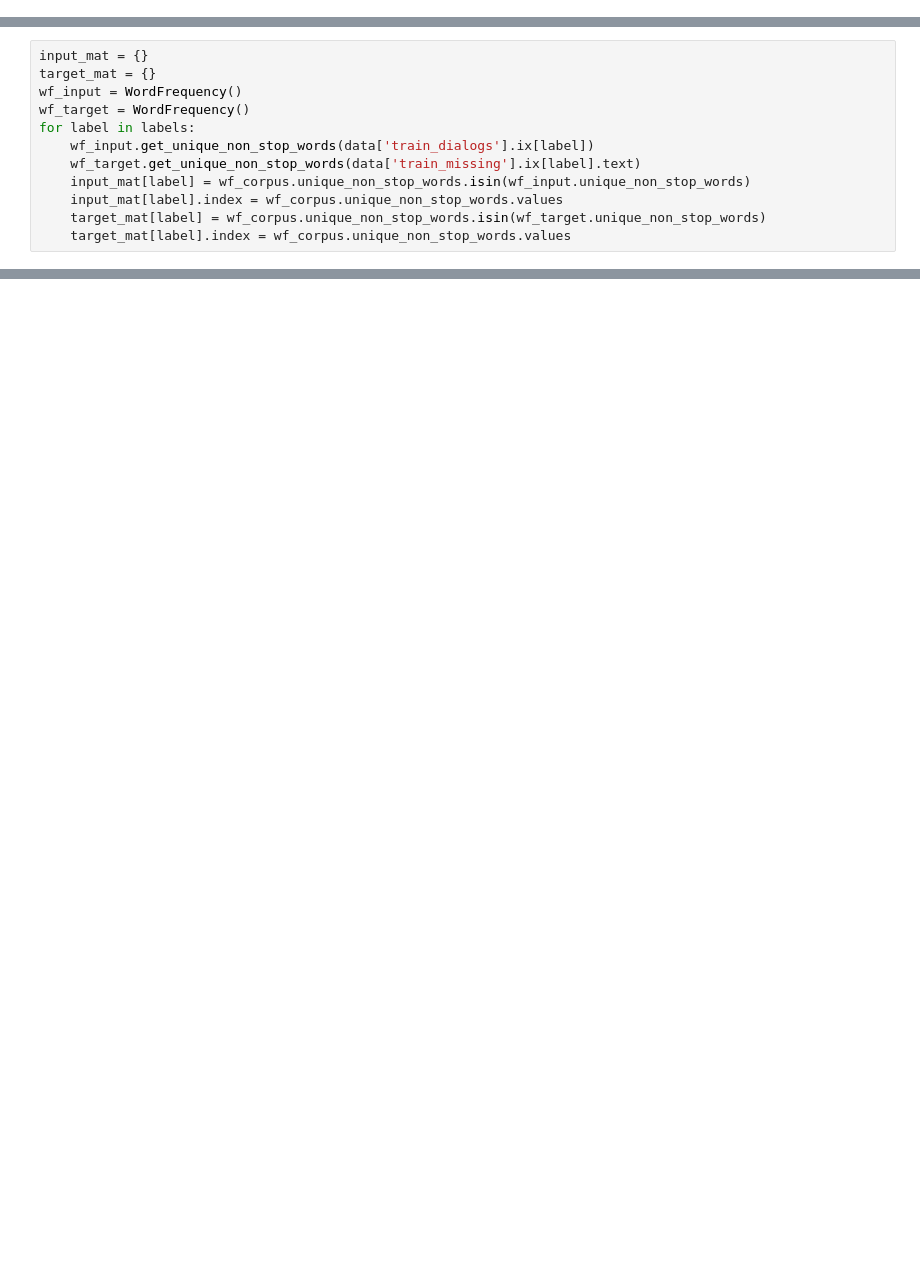
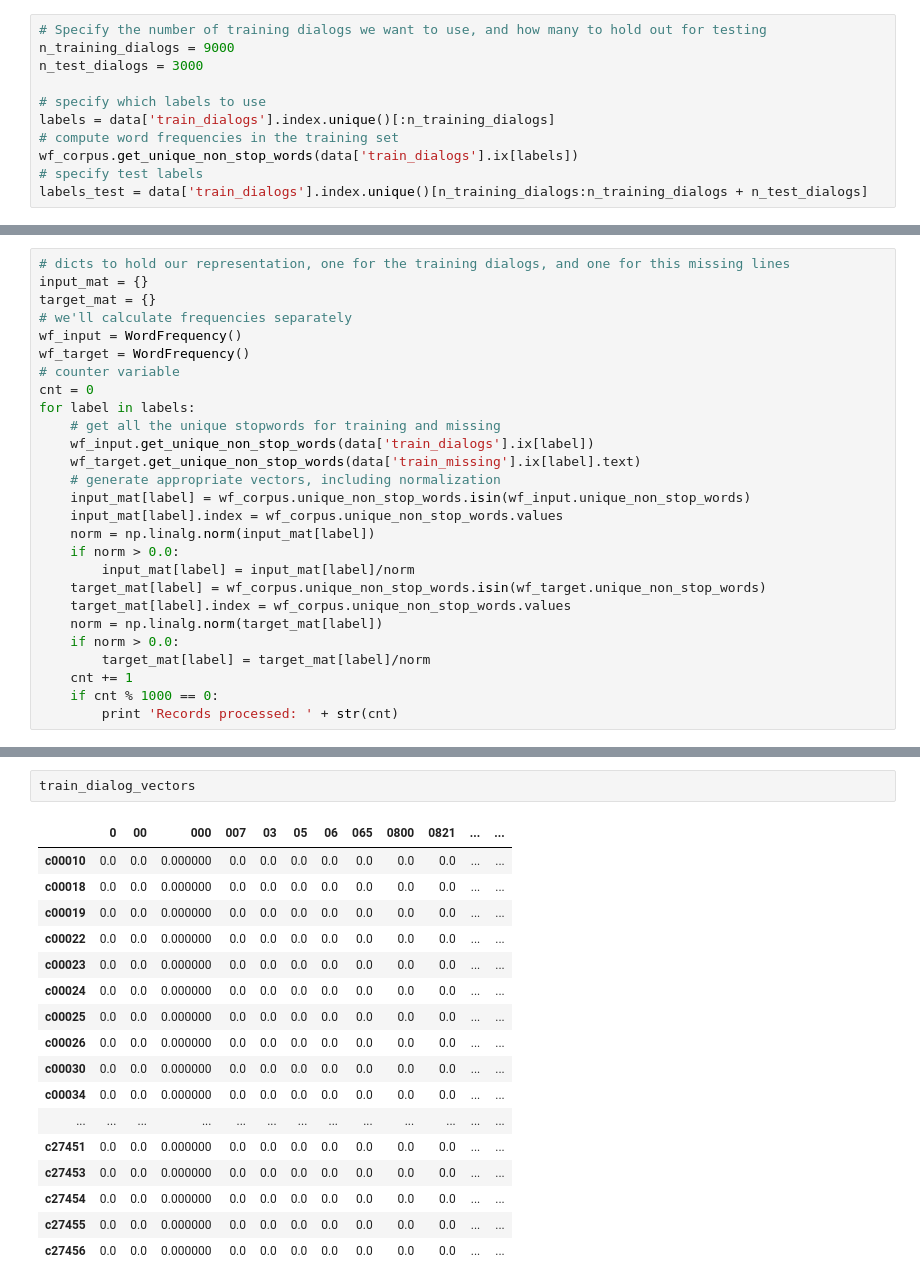
Before and after one commit to rhsimplex/spectrm-challenge-ryan, a Jupyter notebook: Word Frequency Model.ipynb, the cells around one changed output, grey strips where cells are left out. Saved outputs shown, nothing was run; the diff lists cells and outputs as text; blank space fills up the shorter version.

```diff
--- a/Word Frequency Model.ipynb
+++ b/Word Frequency Model.ipynb
@@ -13,0 +28,11 @@ labels = data['train_dialogs'].index.unique()[:100]
+# %%
+# Specify the number of training dialogs we want to use, and how many to hold out for testing
+n_training_dialogs = 9000
+n_test_dialogs = 3000
+
+# specify which labels to use
+labels = data['train_dialogs'].index.unique()[:n_training_dialogs]
+# compute word frequencies in the training set
+wf_corpus.get_unique_non_stop_words(data['train_dialogs'].ix[labels])
+# specify test labels
+labels_test = data['train_dialogs'].index.unique()[n_training_dialogs:n_training_dialogs + n_test_dialogs]
@@ -20,12 +104,27 @@ print len(wf_corpus.unique_non_stop_words)
 # %%
+# dicts to hold our representation, one for the training dialogs, and one for this missing lines
 input_mat = {}
 target_mat = {}
+# we'll calculate frequencies separately
 wf_input = WordFrequency()
 wf_target = WordFrequency()
+# counter variable
+cnt = 0
 for label in labels:
+    # get all the unique stopwords for training and missing
     wf_input.get_unique_non_stop_words(data['train_dialogs'].ix[label])
     wf_target.get_unique_non_stop_words(data['train_missing'].ix[label].text)
+    # generate appropriate vectors, including normalization
     input_mat[label] = wf_corpus.unique_non_stop_words.isin(wf_input.unique_non_stop_words)
     input_mat[label].index = wf_corpus.unique_non_stop_words.values
+    norm = np.linalg.norm(input_mat[label])
+    if norm > 0.0:
+        input_mat[label] = input_mat[label]/norm
     target_mat[label] = wf_corpus.unique_non_stop_words.isin(wf_target.unique_non_stop_words)
     target_mat[label].index = wf_corpus.unique_non_stop_words.values
+    norm = np.linalg.norm(target_mat[label])
+    if norm > 0.0:
+        target_mat[label] = target_mat[label]/norm
+    cnt += 1
+    if cnt % 1000 == 0:
+        print 'Records processed: ' + str(cnt)
@@ -41,0 +155,20 @@ train_missing_vectors.shape
+# %%
+train_dialog_vectors
+# %% [output]
+|  | 0 | 00 | 000 | 007 | 03 | 05 | 06 | 065 | 0800 | 0821 | ... | ... |
+| c00010 | 0.0 | 0.0 | 0.000000 | 0.0 | 0.0 | 0.0 | 0.0 | 0.0 | 0.0 | 0.0 | ... | ... |
+| c00018 | 0.0 | 0.0 | 0.000000 | 0.0 | 0.0 | 0.0 | 0.0 | 0.0 | 0.0 | 0.0 | ... | ... |
+| c00019 | 0.0 | 0.0 | 0.000000 | 0.0 | 0.0 | 0.0 | 0.0 | 0.0 | 0.0 | 0.0 | ... | ... |
+| c00022 | 0.0 | 0.0 | 0.000000 | 0.0 | 0.0 | 0.0 | 0.0 | 0.0 | 0.0 | 0.0 | ... | ... |
+| c00023 | 0.0 | 0.0 | 0.000000 | 0.0 | 0.0 | 0.0 | 0.0 | 0.0 | 0.0 | 0.0 | ... | ... |
+| c00024 | 0.0 | 0.0 | 0.000000 | 0.0 | 0.0 | 0.0 | 0.0 | 0.0 | 0.0 | 0.0 | ... | ... |
+| c00025 | 0.0 | 0.0 | 0.000000 | 0.0 | 0.0 | 0.0 | 0.0 | 0.0 | 0.0 | 0.0 | ... | ... |
+| c00026 | 0.0 | 0.0 | 0.000000 | 0.0 | 0.0 | 0.0 | 0.0 | 0.0 | 0.0 | 0.0 | ... | ... |
+| c00030 | 0.0 | 0.0 | 0.000000 | 0.0 | 0.0 | 0.0 | 0.0 | 0.0 | 0.0 | 0.0 | ... | ... |
+| c00034 | 0.0 | 0.0 | 0.000000 | 0.0 | 0.0 | 0.0 | 0.0 | 0.0 | 0.0 | 0.0 | ... | ... |
+| ... | ... | ... | ... | ... | ... | ... | ... | ... | ... | ... | ... | ... |
+| c27451 | 0.0 | 0.0 | 0.000000 | 0.0 | 0.0 | 0.0 | 0.0 | 0.0 | 0.0 | 0.0 | ... | ... |
+| c27453 | 0.0 | 0.0 | 0.000000 | 0.0 | 0.0 | 0.0 | 0.0 | 0.0 | 0.0 | 0.0 | ... | ... |
+| c27454 | 0.0 | 0.0 | 0.000000 | 0.0 | 0.0 | 0.0 | 0.0 | 0.0 | 0.0 | 0.0 | ... | ... |
+| c27455 | 0.0 | 0.0 | 0.000000 | 0.0 | 0.0 | 0.0 | 0.0 | 0.0 | 0.0 | 0.0 | ... | ... |
+| c27456 | 0.0 | 0.0 | 0.000000 | 0.0 | 0.0 | 0.0 | 0.0 | 0.0 | 0.0 | 0.0 | ... | ... |
```
Also changed, not shown: parts of 54 cells of this notebook.
